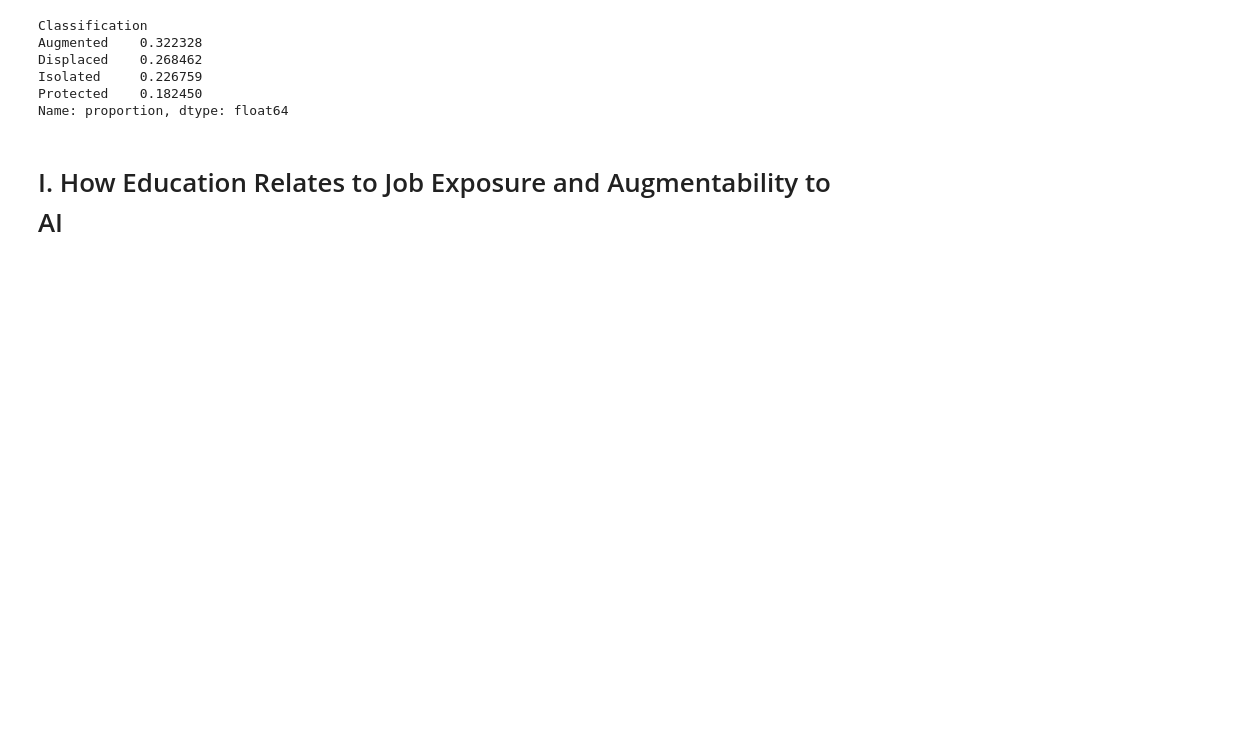
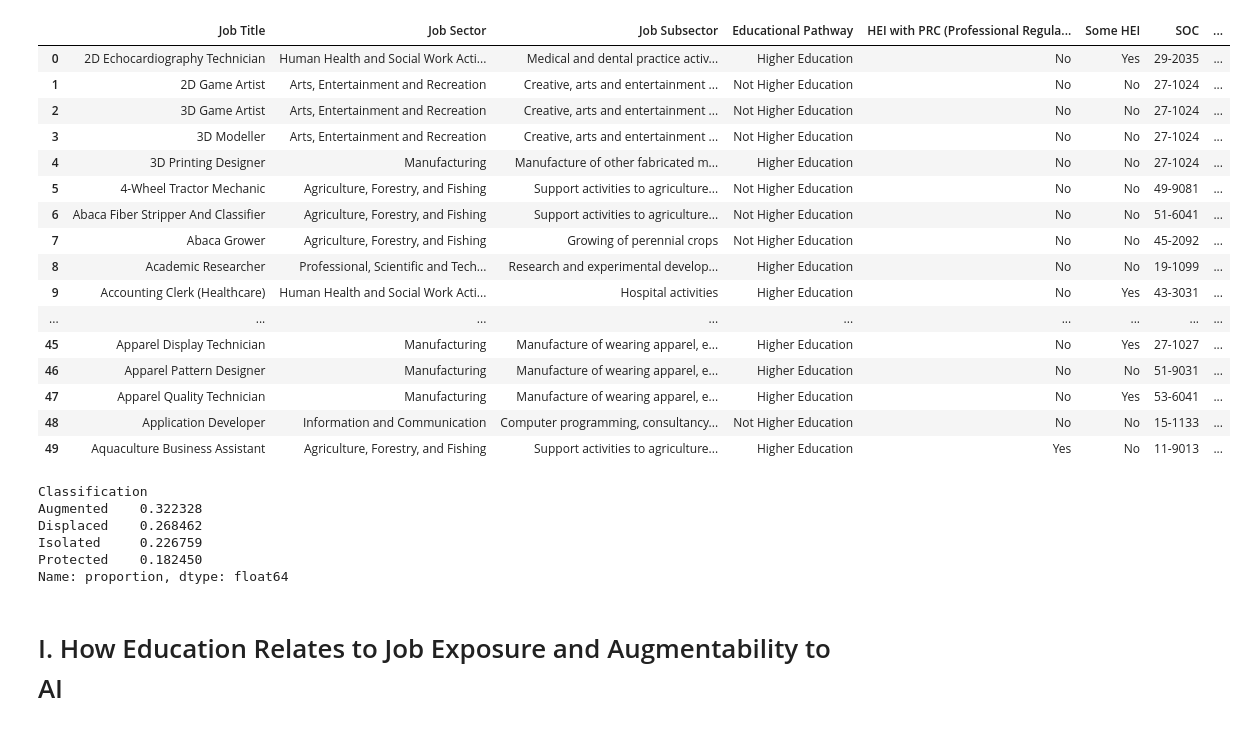
Before and after one commit to BSDSBA-JF/wadwani_intern, a Jupyter notebook: 01_mca_job_list/WorldBank/4_eda/eda.ipynb, the cells around one changed output. Cells and saved outputs as stored; diff of their text form; code cells hidden in the pictures; blank space fills up the shorter version.

```diff
--- a/01_mca_job_list/WorldBank/4_eda/eda.ipynb
+++ b/01_mca_job_list/WorldBank/4_eda/eda.ipynb
@@ -26,6 +26,26 @@ def determine_risk(row):
         return 'Augmented'
 
 mca_df['Classification'] = mca_df.apply(determine_risk, axis=1)
+# %%
+mca_df.head(50)
+# %% [output]
+|  | Job Title | Job Sector | Job Subsector | Educational Pathway | HEI with PRC (Professional Regula... | Some HEI | SOC | ... |
+| 0 | 2D Echocardiography Technician | Human Health and Social Work Acti... | Medical and dental practice activ... | Higher Education | No | Yes | 29-2035 | ... |
+| 1 | 2D Game Artist | Arts, Entertainment and Recreation | Creative, arts and entertainment ... | Not Higher Education | No | No | 27-1024 | ... |
+| 2 | 3D Game Artist | Arts, Entertainment and Recreation | Creative, arts and entertainment ... | Not Higher Education | No | No | 27-1024 | ... |
+| 3 | 3D Modeller | Arts, Entertainment and Recreation | Creative, arts and entertainment ... | Not Higher Education | No | No | 27-1024 | ... |
+| 4 | 3D Printing Designer | Manufacturing | Manufacture of other fabricated m... | Higher Education | No | No | 27-1024 | ... |
+| 5 | 4-Wheel Tractor Mechanic | Agriculture, Forestry, and Fishing | Support activities to agriculture... | Not Higher Education | No | No | 49-9081 | ... |
+| 6 | Abaca Fiber Stripper And Classifier | Agriculture, Forestry, and Fishing | Support activities to agriculture... | Not Higher Education | No | No | 51-6041 | ... |
+| 7 | Abaca Grower | Agriculture, Forestry, and Fishing | Growing of perennial crops | Not Higher Education | No | No | 45-2092 | ... |
+| 8 | Academic Researcher | Professional, Scientific and Tech... | Research and experimental develop... | Higher Education | No | No | 19-1099 | ... |
+| 9 | Accounting Clerk (Healthcare) | Human Health and Social Work Acti... | Hospital activities | Higher Education | No | Yes | 43-3031 | ... |
+| ... | ... | ... | ... | ... | ... | ... | ... | ... |
+| 45 | Apparel Display Technician | Manufacturing | Manufacture of wearing apparel, e... | Higher Education | No | Yes | 27-1027 | ... |
+| 46 | Apparel Pattern Designer | Manufacturing | Manufacture of wearing apparel, e... | Higher Education | No | No | 51-9031 | ... |
+| 47 | Apparel Quality Technician | Manufacturing | Manufacture of wearing apparel, e... | Higher Education | No | Yes | 53-6041 | ... |
+| 48 | Application Developer | Information and Communication | Computer programming, consultancy... | Not Higher Education | No | No | 15-1133 | ... |
+| 49 | Aquaculture Business Assistant | Agriculture, Forestry, and Fishing | Support activities to agriculture... | Higher Education | Yes | No | 11-9013 | ... |
 # %%
 mca_df['Classification'].value_counts(normalize=True)
 # %% [output]
```
Also changed, not shown: parts of 1 cell of this notebook, 14 other files.
